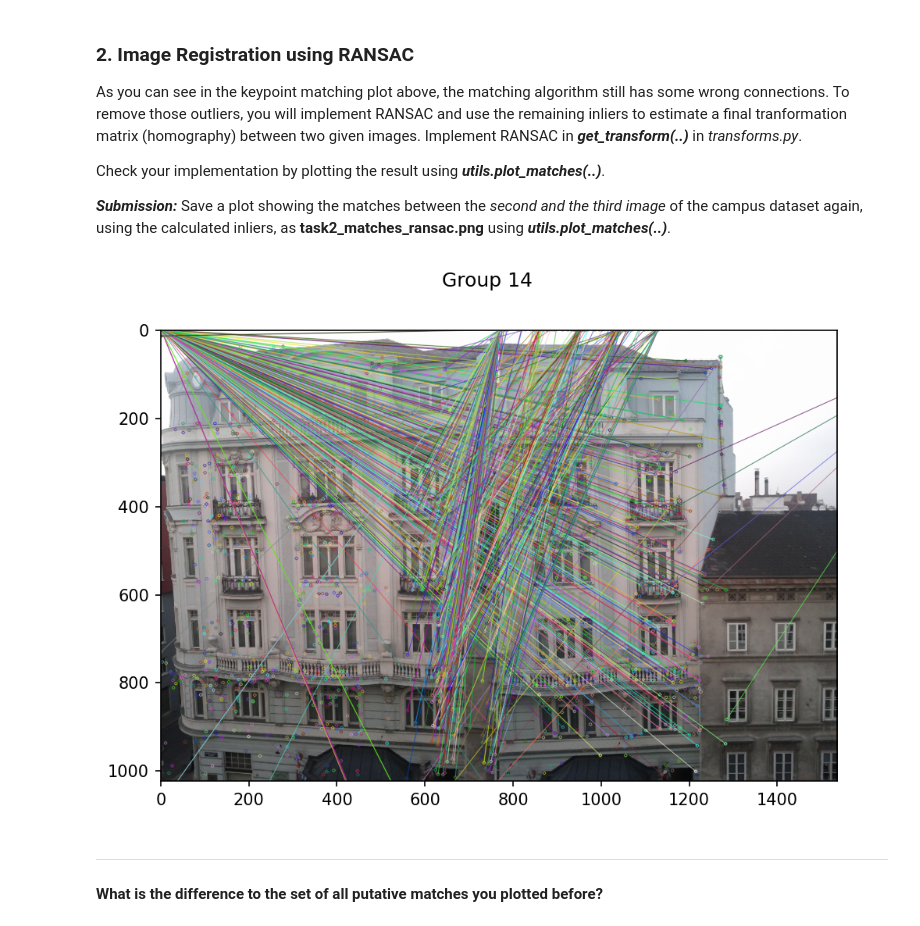
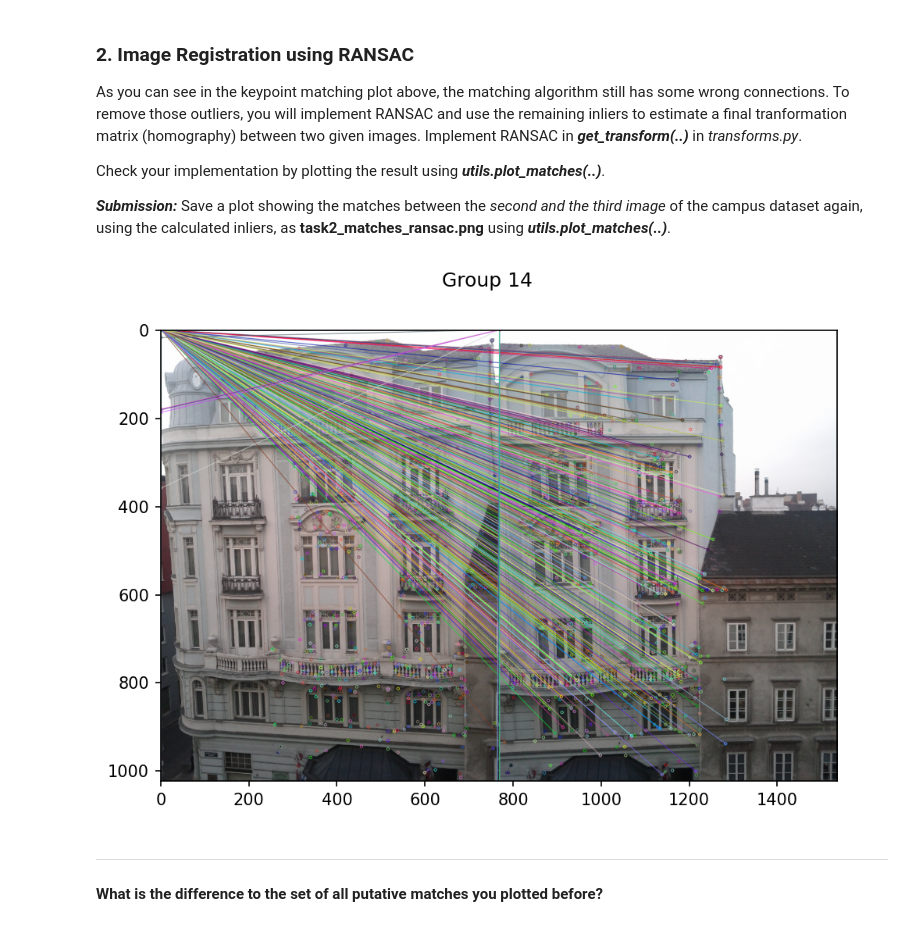
Before and after one commit to gissuvalentina/ComputerVision_Group14_Assignment1, a Jupyter notebook: Assignment1/TASK2/Task2.ipynb, the cells around one changed output. Drawn from its saved outputs; the diff is of its cells as text; code cells hidden in the pictures.

```diff
--- a/Assignment1/TASK2/Task2.ipynb
+++ b/Assignment1/TASK2/Task2.ipynb
@@ -123,23 +123,22 @@ Check your implementation by plotting the result using ***utils.plot_matches(..)
 # %%
 
 #student_code start
 trans, inliers = transforms.get_transform(keypoints[index1], keypoints[index2], matches)
 
 kp1_inliers = [keypoints[index1][matches[i].queryIdx] for i in inliers]
 kp2_inliers = [keypoints[index2][matches[i].trainIdx] for i in inliers]
 
-pts1 = np.float32([kp.pt for kp in kp1_inliers]).reshape(-1,1,2)
-pts1_trans = cv2.perspectiveTransform(pts1, trans).reshape(-1, 2)
-kp1_trans = [cv2.KeyPoint(x=float(pt[0]), y=float(pt[1]), size=1) for pt in pts1_trans]
+inlier_matches = [cv2.DMatch(_queryIdx=i, _trainIdx=i, _imgIdx=0, _distance=0)
+                  for i in range(len(kp1_inliers))]
 
 utils.plot_matches(images[index1], images[index2],
-                   kp1_trans, kp2_inliers,
-                   [matches[i] for i in inliers],
+                   kp1_inliers, kp2_inliers,
+                   inlier_matches,
                    'Group 14',
                    'task2_matches_ransac.png')
 #student_code end
 # %% [output]
-[figure, old version]
+[figure, new version]
 # %% [markdown]
 ***
 #### What is the difference to the set of all putative matches you plotted before?
```
Also changed, not shown: parts of 2 cells of this notebook, 5 other files.
